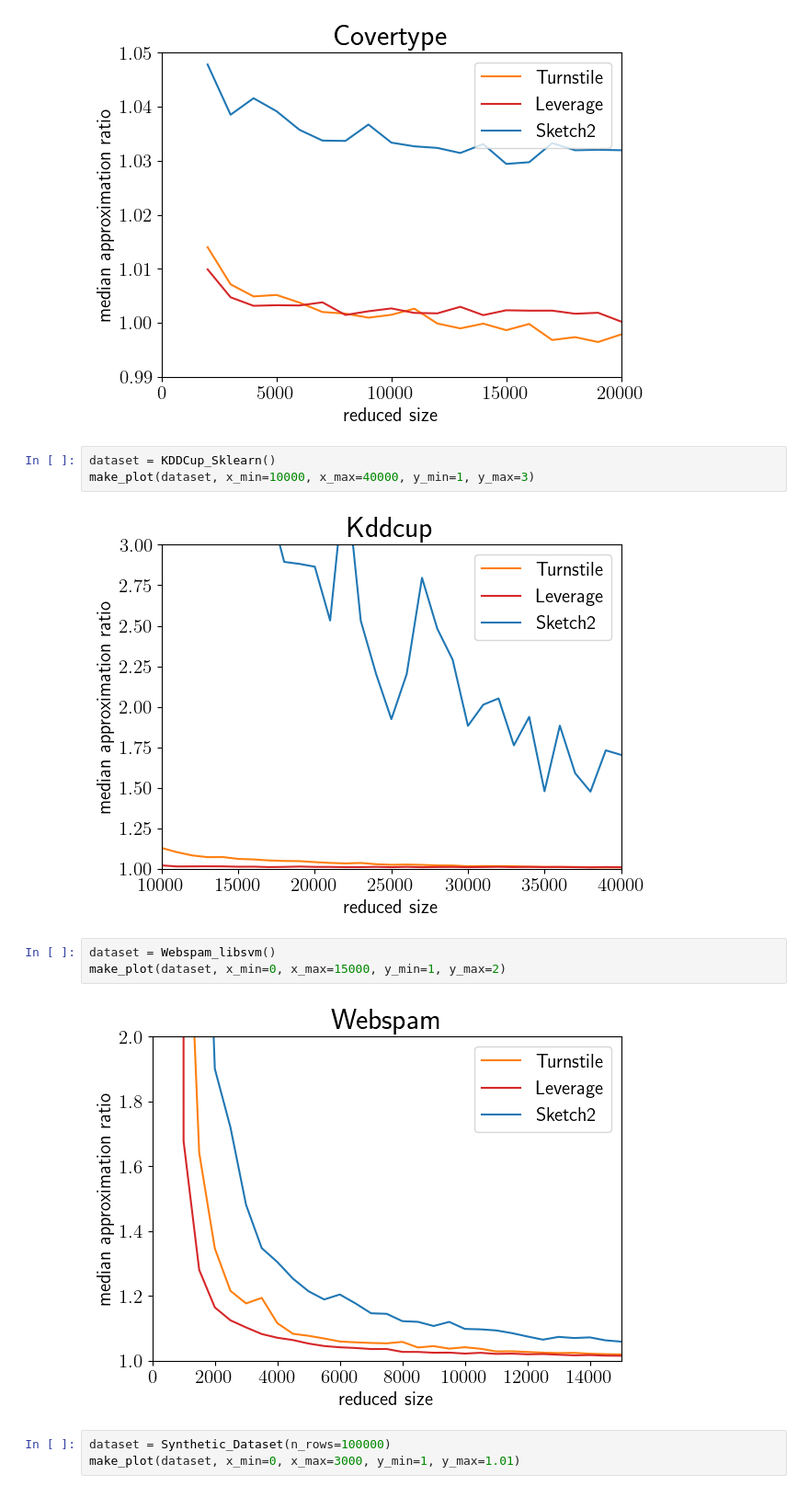
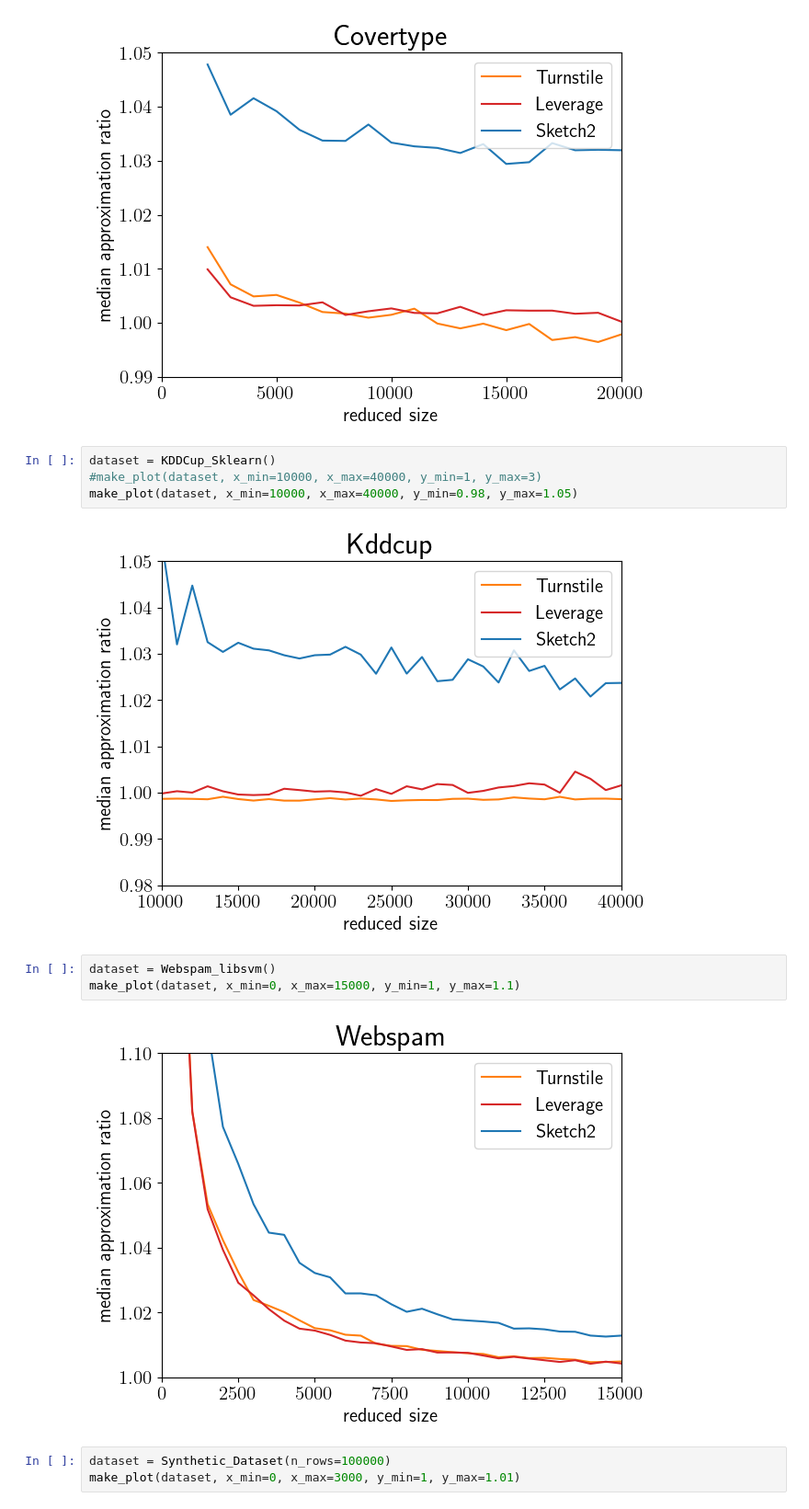
Before and after one commit to Tim907/turnstile-sampling, a Jupyter notebook: notebooks/ratio_plots.ipynb, the cells around one changed output. Shown at 92% size. Cells and saved outputs as stored; diff of their text form.

```diff
--- a/notebooks/ratio_plots.ipynb
+++ b/notebooks/ratio_plots.ipynb
@@ -180,14 +180,15 @@ make_plot(dataset, x_min=0, x_max=20000, y_min=0.99, y_max=1.05)
 [figure]
 # %%
 dataset = KDDCup_Sklearn()
-make_plot(dataset, x_min=10000, x_max=40000, y_min=1, y_max=3)
+#make_plot(dataset, x_min=10000, x_max=40000, y_min=1, y_max=3)
+make_plot(dataset, x_min=10000, x_max=40000, y_min=0.98, y_max=1.05)
 # %% [output]
-[figure, old version]
+[figure, new version]
 # %%
 dataset = Webspam_libsvm()
-make_plot(dataset, x_min=0, x_max=15000, y_min=1, y_max=2)
+make_plot(dataset, x_min=0, x_max=15000, y_min=1, y_max=1.1)
 # %% [output]
-[figure, old version]
+[figure, new version]
 # %%
 dataset = Synthetic_Dataset(n_rows=100000)
 make_plot(dataset, x_min=0, x_max=3000, y_min=1, y_max=1.01)
```
Also changed, not shown: 10 other files.
